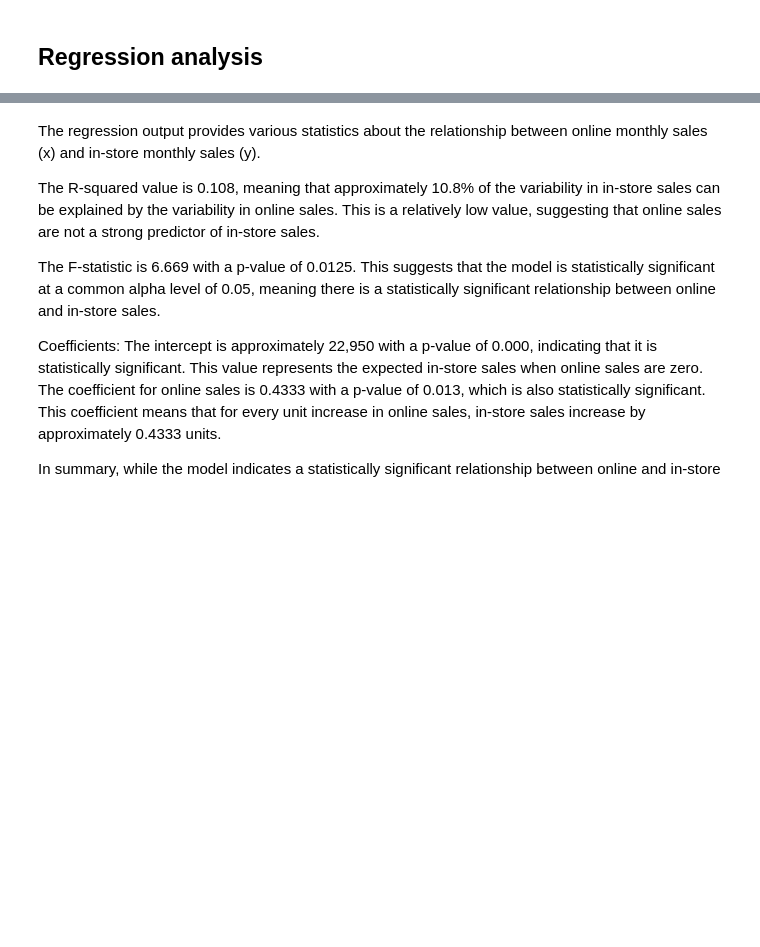
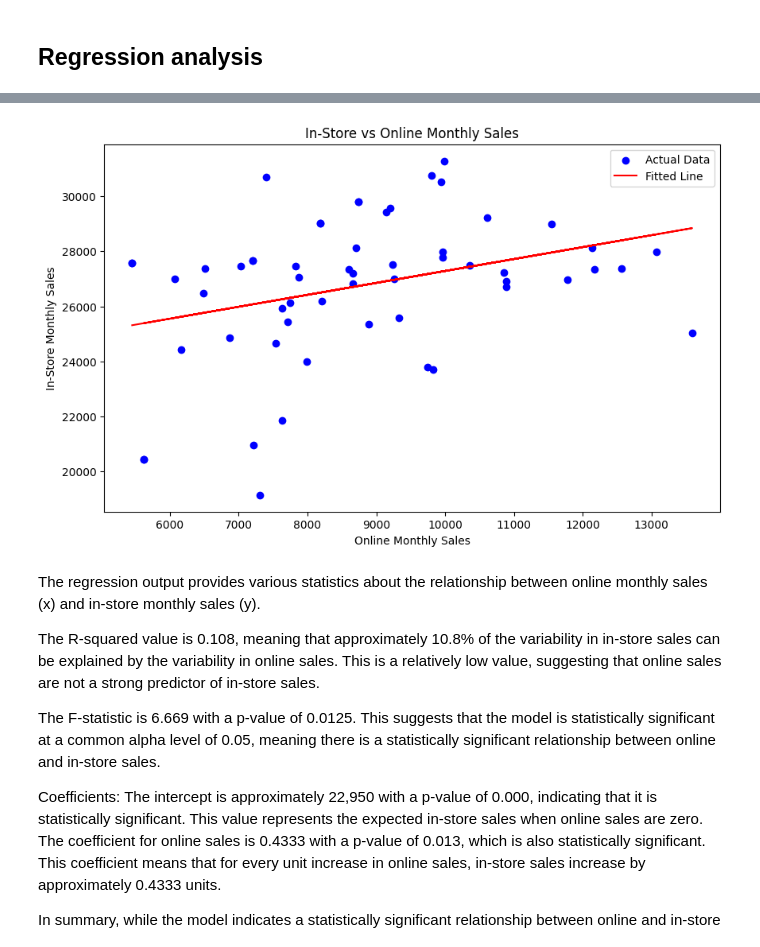
Before and after one commit to AdaChen1130/Ecommerce-affecting-brickandmortar-retail, a Jupyter notebook: statistics_analysis_retail.ipynb, the cells around one changed output, grey strips where cells are left out. Saved outputs shown, nothing was run; the diff lists cells and outputs as text; code cells hidden in the pictures; blank space fills up the shorter version.

```diff
--- a/statistics_analysis_retail.ipynb
+++ b/statistics_analysis_retail.ipynb
@@ -270,6 +292,15 @@ X = sm.add_constant(X)
 model = sm.OLS(y, X).fit()
 
 print(model.summary())
+
+plt.figure(figsize=(10, 6))
+plt.scatter(online_monthly_sales, instore_monthly_sales, color='blue', label='Actual Data')
+plt.plot(online_monthly_sales, model.fittedvalues, color='red', label='Fitted Line')
+plt.title('In-Store vs Online Monthly Sales')
+plt.xlabel('Online Monthly Sales')
+plt.ylabel('In-Store Monthly Sales')
+plt.legend()
+plt.show()
 # %% [output]
                             OLS Regression Results
 ==============================================================================
@@ -281,13 +312,14 @@ Time:                        15:44:12   Log-Likelihood:                -525.45
 No. Observations:                  57   AIC:                             1055.
 Df Residuals:                      55   BIC:                             1059.
 Df Model:                           1
 Covariance Type:            nonrobust
 =====================================================================================
 ... (11 lines left out)
 Notes:
 [1] Standard Errors assume that the covariance matrix of the errors is correctly specified.
 [2] The condition number is large, 4.14e+04. This might indicate that there are
 strong multicollinearity or other numerical problems.
+[figure, added]
 # %% [markdown]
 The regression output provides various statistics about the relationship between online monthly sales (x) and in-store monthly sales (y).
 
```
Also changed, not shown: parts of 4 cells of this notebook.
